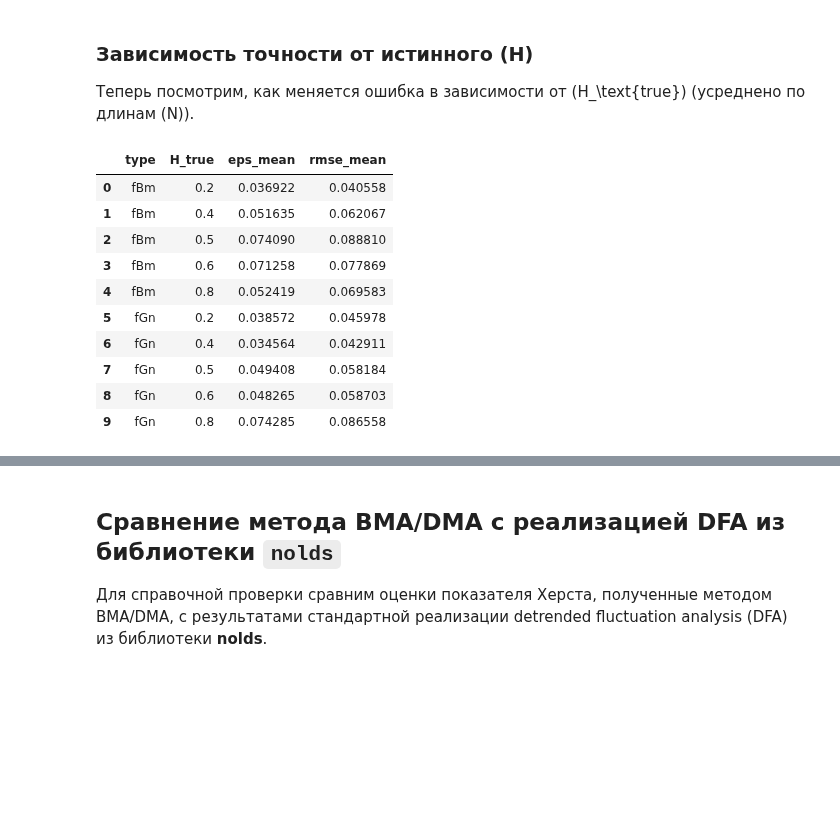
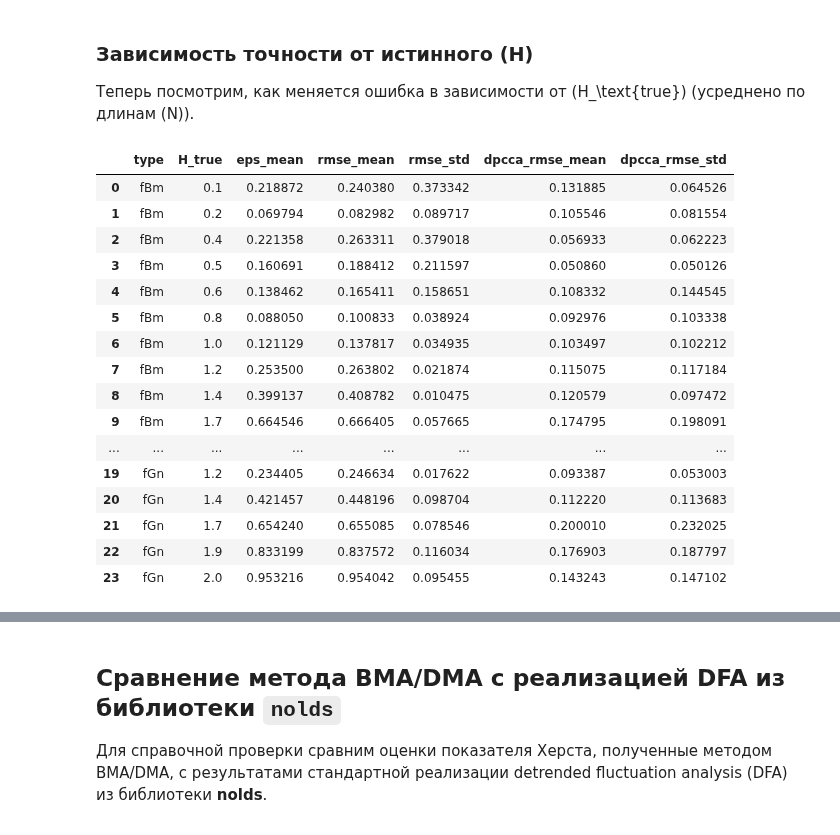
Before and after one commit to Digiratory/FluctuationAnalysisTools, a Jupyter notebook: research/bma.ipynb, the cells around one changed output, grey strips where cells are left out. Cells and saved outputs as stored; diff of their text form; code cells hidden in the pictures; blank space fills up the shorter version.

```diff
--- a/research/bma.ipynb
+++ b/research/bma.ipynb
@@ -254,6 +278,6 @@ H_est (fGn, n_integral=1) = 0.579
 # %%
-H_values = [0.2, 0.4, 0.5, 0.6, 0.8]
-N_values = [2**10, 2**12, 2**14, 2**16]
+H_values = [0.1, 0.2, 0.4, 0.5, 0.6, 0.8, 1, 1.2, 1.4, 1.7, 1.9, 2.0]
+N_values = [2**6, 2**8, 2**10, 2**12, 2**13]
 n_runs = 5
 
 results = []
@@ -261,7 +285,9 @@ results = []
 for series_type in ["fGn", "fBm"]:
     for H_true in H_values:
         for N in N_values:
+            print(f"Processing: {series_type}, H={H_true}, N={N}")
             H_estimates = []
+            H_dpcca_estimates = []
             times = []
 
             for _ in range(n_runs):
@@ -283,11 +309,20 @@ for series_type in ["fGn", "fBm"]:
                 H_estimates.append(H_est)
                 times.append(t1 - t0)
 
+				# DPCCA
+                P, R, F, S = dpcca(sig, 2, 0.5, scales, len(scales), n_integral=n_integral)
+                F = np.sqrt(F)
+                H_dpcca_estimates.append(estimate_hurst(F, S))
+
+
             H_estimates = np.array(H_estimates)
+            H_dpcca_estimates = np.array(H_dpcca_estimates)
             times = np.array(times)
 
             eps_mean = np.mean(np.abs(H_estimates - H_true))
+            dpcca_eps_mean = np.mean(np.abs(H_dpcca_estimates - H_true))
             rmse = np.sqrt(np.mean((H_estimates - H_true) ** 2))
+            dpcca_rmse = np.sqrt(np.mean((H_dpcca_estimates - H_true) ** 2))
             t_mean = np.mean(times)
             t_std = np.std(times)
 
@@ -297,7 +332,9 @@ for series_type in ["fGn", "fBm"]:
                     "H_true": H_true,
                     "N": N,
                     "eps_mean": eps_mean,
+                    "dpcca_eps_mean": dpcca_eps_mean,
                     "rmse": rmse,
+                    "dpcca_rmse": dpcca_rmse,
                     "time_mean_sec": t_mean,
                     "time_std_sec": t_std,
                 }
@@ -405,24 +472,33 @@ for series_type in ["fGn", "fBm"]:
 # %%
 summary_H = (
     df_results
     .groupby(["type", "H_true"])
     .agg(
         eps_mean=("eps_mean", "mean"),
         rmse_mean=("rmse", "mean"),
+        rmse_std=("rmse", "std"),
+        dpcca_rmse_mean=("dpcca_rmse", "mean"),
+        dpcca_rmse_std=("dpcca_rmse", "std"),
     )
     .reset_index()
 )
 summary_H
 # %% [output]
-|  | type | H_true | eps_mean | rmse_mean |
-| 0 | fBm | 0.2 | 0.036922 | 0.040558 |
-| 1 | fBm | 0.4 | 0.051635 | 0.062067 |
-| 2 | fBm | 0.5 | 0.074090 | 0.088810 |
-| 3 | fBm | 0.6 | 0.071258 | 0.077869 |
-| 4 | fBm | 0.8 | 0.052419 | 0.069583 |
-| 5 | fGn | 0.2 | 0.038572 | 0.045978 |
-| 6 | fGn | 0.4 | 0.034564 | 0.042911 |
-| 7 | fGn | 0.5 | 0.049408 | 0.058184 |
-| 8 | fGn | 0.6 | 0.048265 | 0.058703 |
-| 9 | fGn | 0.8 | 0.074285 | 0.086558 |
+|  | type | H_true | eps_mean | rmse_mean | rmse_std | dpcca_rmse_mean | dpcca_rmse_std |
+| 0 | fBm | 0.1 | 0.218872 | 0.240380 | 0.373342 | 0.131885 | 0.064526 |
+| 1 | fBm | 0.2 | 0.069794 | 0.082982 | 0.089717 | 0.105546 | 0.081554 |
+| 2 | fBm | 0.4 | 0.221358 | 0.263311 | 0.379018 | 0.056933 | 0.062223 |
+| 3 | fBm | 0.5 | 0.160691 | 0.188412 | 0.211597 | 0.050860 | 0.050126 |
+| 4 | fBm | 0.6 | 0.138462 | 0.165411 | 0.158651 | 0.108332 | 0.144545 |
+| 5 | fBm | 0.8 | 0.088050 | 0.100833 | 0.038924 | 0.092976 | 0.103338 |
+| 6 | fBm | 1.0 | 0.121129 | 0.137817 | 0.034935 | 0.103497 | 0.102212 |
+| 7 | fBm | 1.2 | 0.253500 | 0.263802 | 0.021874 | 0.115075 | 0.117184 |
+| 8 | fBm | 1.4 | 0.399137 | 0.408782 | 0.010475 | 0.120579 | 0.097472 |
+| 9 | fBm | 1.7 | 0.664546 | 0.666405 | 0.057665 | 0.174795 | 0.198091 |
+| ... | ... | ... | ... | ... | ... | ... | ... |
+| 19 | fGn | 1.2 | 0.234405 | 0.246634 | 0.017622 | 0.093387 | 0.053003 |
+| 20 | fGn | 1.4 | 0.421457 | 0.448196 | 0.098704 | 0.112220 | 0.113683 |
+| 21 | fGn | 1.7 | 0.654240 | 0.655085 | 0.078546 | 0.200010 | 0.232025 |
+| 22 | fGn | 1.9 | 0.833199 | 0.837572 | 0.116034 | 0.176903 | 0.187797 |
+| 23 | fGn | 2.0 | 0.953216 | 0.954042 | 0.095455 | 0.143243 | 0.147102 |
 # %%
```
Also changed, not shown: parts of 23 cells of this notebook, 1 other file.
